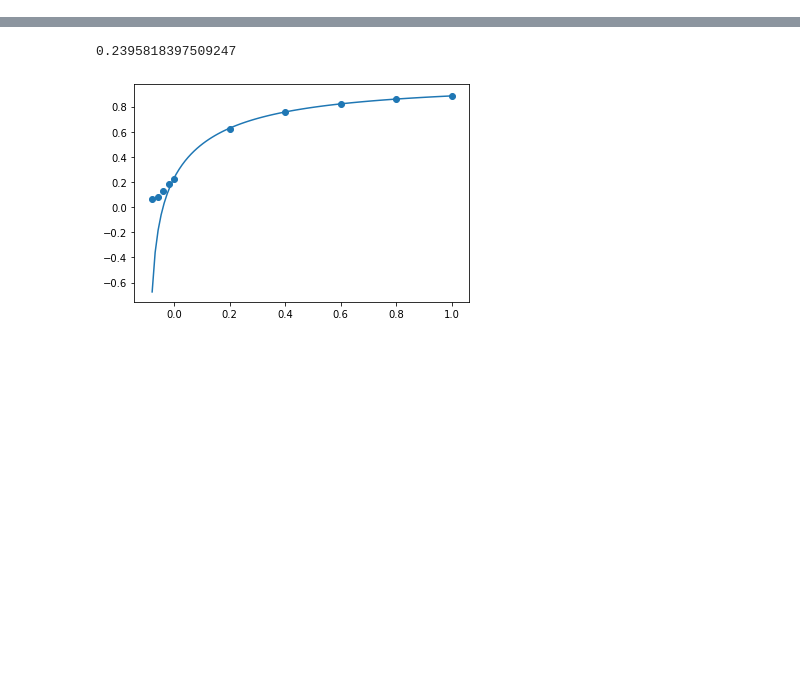
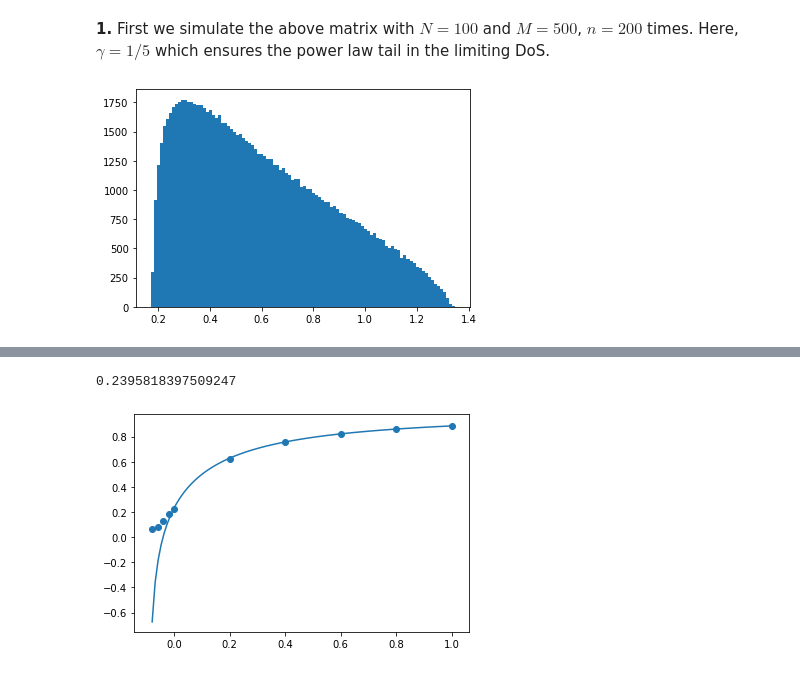
Before and after one commit to landon23/spiked_models, a Jupyter notebook: wishart_power.ipynb, the cells around one changed output, grey strips where cells are left out. Cells and saved outputs as stored; diff of their text form; code cells hidden in the pictures; blank space fills up the shorter version.

```diff
--- a/wishart_power.ipynb
+++ b/wishart_power.ipynb
@@ -29,3 +33,27 @@ and the overlap function (for lack of better terminology) is,
 $$
 \frac{1 \psi' (1) }{ \psi (1) } = \frac{1 - \frac{11 \gamma}{3} } { 1+ \frac{5 \gamma}{3} }
 $$
+# %% [markdown]
+<b>1.</b> First we simulate the above matrix with $N=100$ and $M=500$, $n=200$ times.  Here, $\gamma = 1/5$ which ensures the power law tail in the limiting DoS.
+# %%
+import main
+import imp
+import numpy as np
+imp.reload(main)
+N=2500
+M=500
+n=200
+eigenvalues = np.zeros((n, M))
+eigenvectors = np.zeros((n, M, M))
+minor_eig = np.zeros((n, M-1))
+for i in range(n):
+    U, S, V, S2 = main.powerTailWishart(N, M)
+    eigenvalues[i, :] = S
+    eigenvectors[i, :, :] = V
+    minor_eig[i, :] = S2
+# %%
+import matplotlib.pyplot as plt
+plt.hist(eigenvalues.flatten(), bins=100)
+plt.show()
+# %% [output]
+[figure, added]
```
Also changed, not shown: parts of 31 cells of this notebook, 10 other files.
